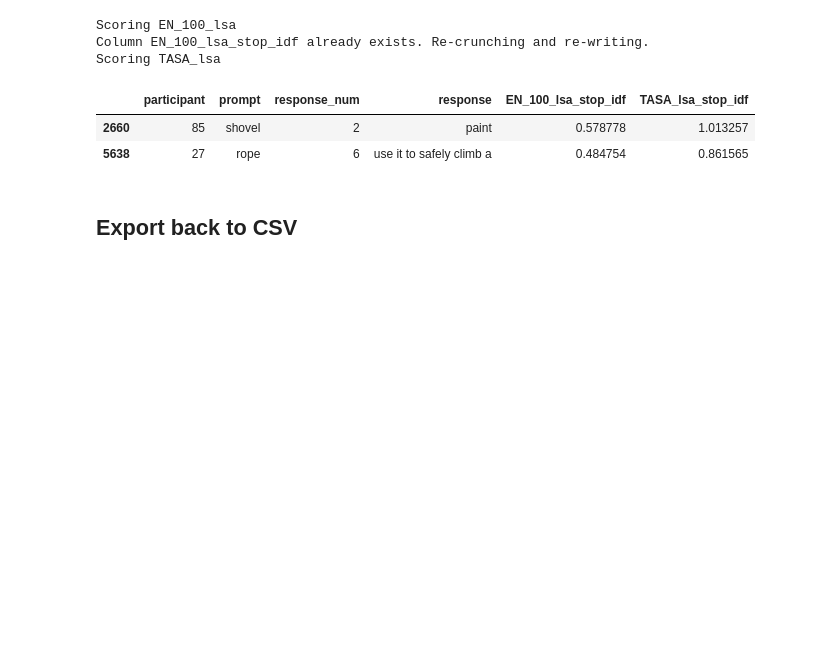
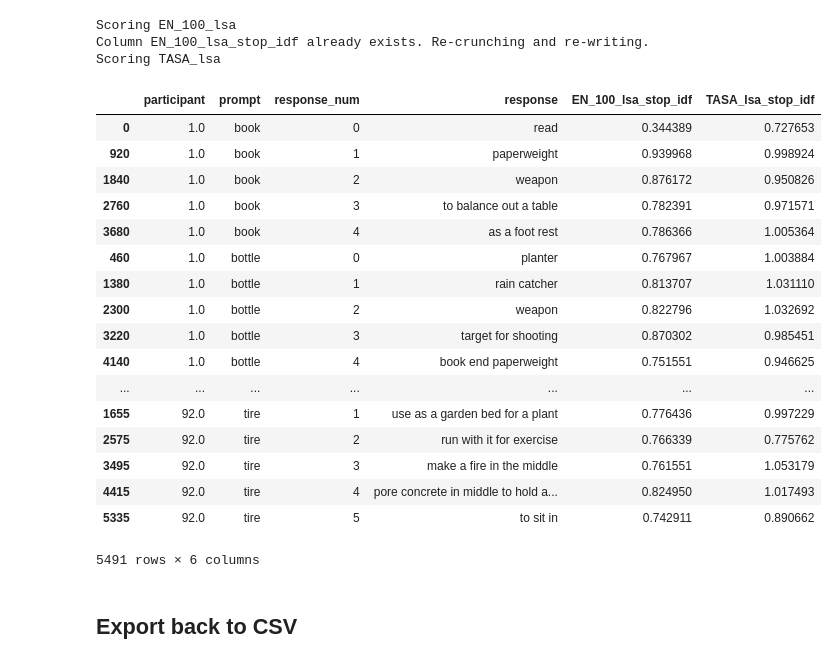
Before and after one commit to massivetexts/open-scoring, a Jupyter notebook: ExampleScoring.ipynb, the cells around one changed output. Cells and saved outputs as stored; diff of their text form; code cells hidden in the pictures; blank space fills up the shorter version.

```diff
--- a/ExampleScoring.ipynb
+++ b/ExampleScoring.ipynb
@@ -52,11 +63,26 @@ Scoring EN_100_lsa
 Column EN_100_lsa_stop_idf already exists. Re-crunching and re-writing.
 Scoring TASA_lsa
 # %%
-data.df.sample(2)
+data.df
 # %% [output]
 |  | participant | prompt | response_num | response | EN_100_lsa_stop_idf | TASA_lsa_stop_idf |
-| 2660 | 85 | shovel | 2 | paint | 0.578778 | 1.013257 |
-| 5638 | 27 | rope | 6 | use it to safely climb a | 0.484754 | 0.861565 |
+| 0 | 1.0 | book | 0 | read | 0.344389 | 0.727653 |
+| 920 | 1.0 | book | 1 | paperweight | 0.939968 | 0.998924 |
+| 1840 | 1.0 | book | 2 | weapon | 0.876172 | 0.950826 |
+| 2760 | 1.0 | book | 3 | to balance out a table | 0.782391 | 0.971571 |
+| 3680 | 1.0 | book | 4 | as a foot rest | 0.786366 | 1.005364 |
+| 460 | 1.0 | bottle | 0 | planter | 0.767967 | 1.003884 |
+| 1380 | 1.0 | bottle | 1 | rain catcher | 0.813707 | 1.031110 |
+| 2300 | 1.0 | bottle | 2 | weapon | 0.822796 | 1.032692 |
+| 3220 | 1.0 | bottle | 3 | target for shooting | 0.870302 | 0.985451 |
+| 4140 | 1.0 | bottle | 4 | book end paperweight | 0.751551 | 0.946625 |
+| ... | ... | ... | ... | ... | ... | ... |
+| 1655 | 92.0 | tire | 1 | use as a garden bed for a plant | 0.776436 | 0.997229 |
+| 2575 | 92.0 | tire | 2 | run with it for exercise | 0.766339 | 0.775762 |
+| 3495 | 92.0 | tire | 3 | make a fire in the middle | 0.761551 | 1.053179 |
+| 4415 | 92.0 | tire | 4 | pore concrete in middle to hold a... | 0.824950 | 1.017493 |
+| 5335 | 92.0 | tire | 5 | to sit in | 0.742911 | 0.890662 |
+5491 rows × 6 columns
 # %% [markdown]
 ## Export back to CSV
 # %%
```
Also changed, not shown: parts of 14 cells of this notebook.
